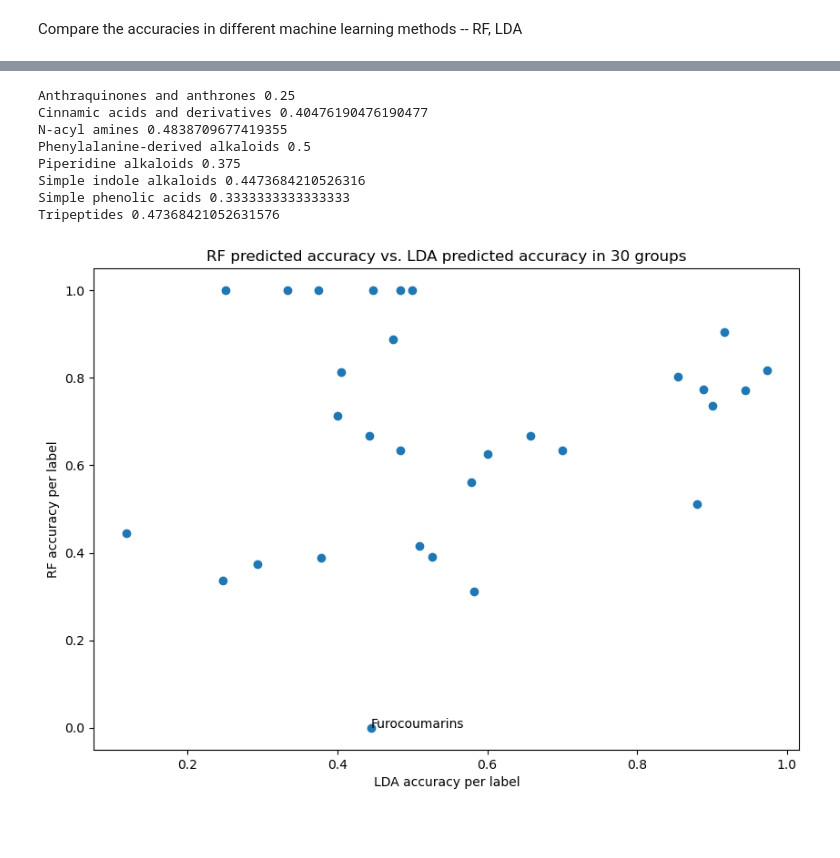
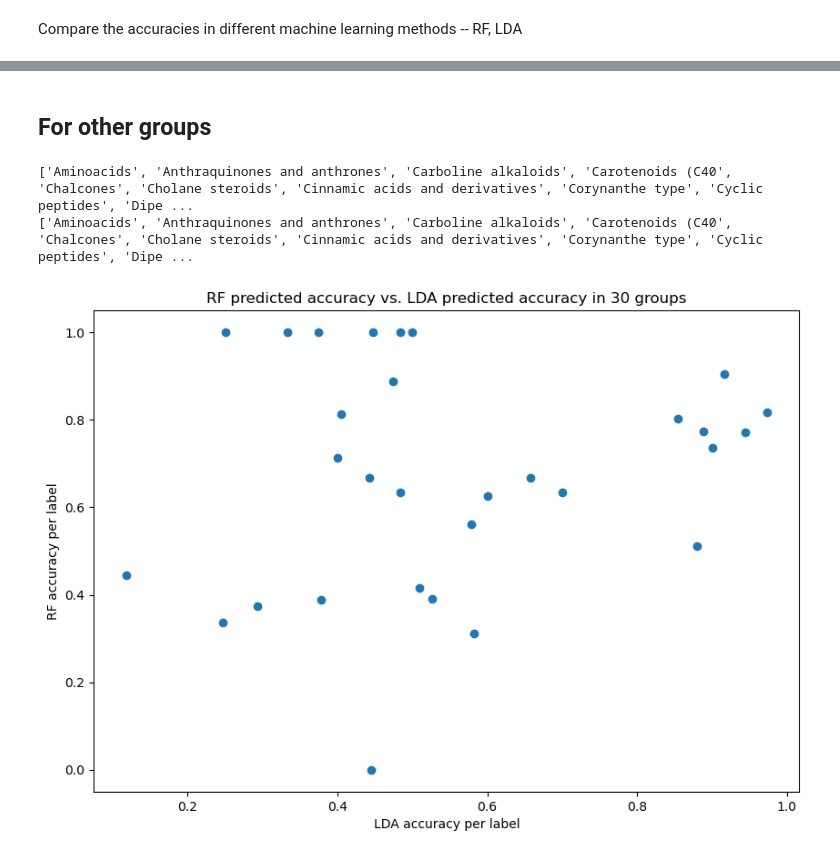
Before and after one commit to Yiyuan-Ding/MS2ChemClass, a Jupyter notebook: accuracy_comparision_RF_LDA.ipynb, the cells around one changed output, grey strips where cells are left out. Saved outputs shown, nothing was run; the diff lists cells and outputs as text; code cells hidden in the pictures; blank space fills up the shorter version.

```diff
--- a/accuracy_comparision_RF_LDA.ipynb
+++ b/accuracy_comparision_RF_LDA.ipynb
@@ -24,0 +300,25 @@ print(rf_class_30group_accuracy['labels'])
+# %%
+# The difference between lda and rf per label
+save_path='/mnt/scratch/ding013/MS2ChemClass/scatter_accuracy_vs_groupsize/dot_diff_accuracy_randomforest__lda_vs_groupsize_npc_pathway.svg'
+group_size = rf_class_accuracy['group_size']
+index_orderedby_size = [i[0] for i in sorted(enumerate(group_size), key=lambda k: k[1])]
+group_size_ordered = [group_size[i] for i in index_orderedby_size]
+accu_lda=lda_class_accuracy['accuracy']
+accu_lda_ordered = [accu_lda[i] for i in index_orderedby_size]
+accu_rf= rf_class_accuracy['accuracy']
+accu_rf_ordered = [accu_rf[i] for i in index_orderedby_size]
+diff_per_label = [(accu_rf_ordered[i]-accu_lda_ordered[i]) for i in range(len(accu_rf_ordered))]
+plt.rcParams.update({'figure.figsize':(10,7), 'figure.dpi':100})
+plt.scatter(group_size_ordered,diff_per_label)
+plt.axhline(y=0, color='r', linestyle='--')
+
+plt.title(f'the difference of predicted accuracies between RF and LDA vs. different group size for {data_type}')
+plt.xlabel('group_size')
+plt.ylabel('RF predicted accuracy minus LDA predicted accuracy')
+#for i,txt in enumerate(lda_class_accuracy['labels']):
+#    if y[i] < 0.1 and x[i] >0.9:
+#        plt.annotate(txt,(x[i],y[i]))
+#    if y[i] > 0.9 and x[i] < 0.1:
+#        plt.annotate(txt,(x[i],y[i]))
+plt.savefig(save_path)
+plt.show()
@@ -24,0 +327,2 @@ print(rf_class_30group_accuracy['labels'])
+# %% [markdown]
+## For other groups
@@ -25,27 +338,25 @@ print(rf_class_30group_accuracy['labels'])
+# %%
+print(lda_class_30group_accuracy['labels'])
+print(rf_class_30group_accuracy['labels'])
+# %% [output]
+['Aminoacids', 'Anthraquinones and anthrones', 'Carboline alkaloids', 'Carotenoids (C40', 'Chalcones', 'Cholane steroids', 'Cinnamic acids and derivatives', 'Corynanthe type', 'Cyclic peptides', 'Dipe ...
+['Aminoacids', 'Anthraquinones and anthrones', 'Carboline alkaloids', 'Carotenoids (C40', 'Chalcones', 'Cholane steroids', 'Cinnamic acids and derivatives', 'Corynanthe type', 'Cyclic peptides', 'Dipe ...
 # %%
 # all groups
 x= lda_class_30group_accuracy['accuracy']
 y= rf_class_30group_accuracy['accuracy']
 plt.rcParams.update({'figure.figsize':(10,7), 'figure.dpi':100})
 plt.scatter(x, y)
 
 plt.title('RF predicted accuracy vs. LDA predicted accuracy in 30 groups')
 plt.xlabel('LDA accuracy per label')
 plt.ylabel('RF accuracy per label')
-for i,txt in enumerate(lda_class_30group_accuracy['labels']):
-    if y[i] < 0.1:
-        plt.annotate(txt,(x[i],y[i]))
-    if y[i] > 0.8 and x[i] < 0.8:
-        print(txt, x[i])
+#for i,txt in enumerate(lda_class_accuracy['labels']):
+#    if y[i] < 0.1 and x[i] >0.9:
+#        plt.annotate(txt,(x[i],y[i]))
+#    if y[i] > 0.9 and x[i] < 0.1:
+#        plt.annotate(txt,(x[i],y[i]))
 
 plt.show()
 # %% [output]
-Anthraquinones and anthrones 0.25
-Cinnamic acids and derivatives 0.40476190476190477
-N-acyl amines 0.4838709677419355
-Phenylalanine-derived alkaloids 0.5
-Piperidine alkaloids 0.375
-Simple indole alkaloids 0.4473684210526316
-Simple phenolic acids 0.3333333333333333
-Tripeptides 0.47368421052631576
-[figure, old version]
+[figure, new version]
```
Also changed, not shown: parts of 22 cells of this notebook, 7 other files.
